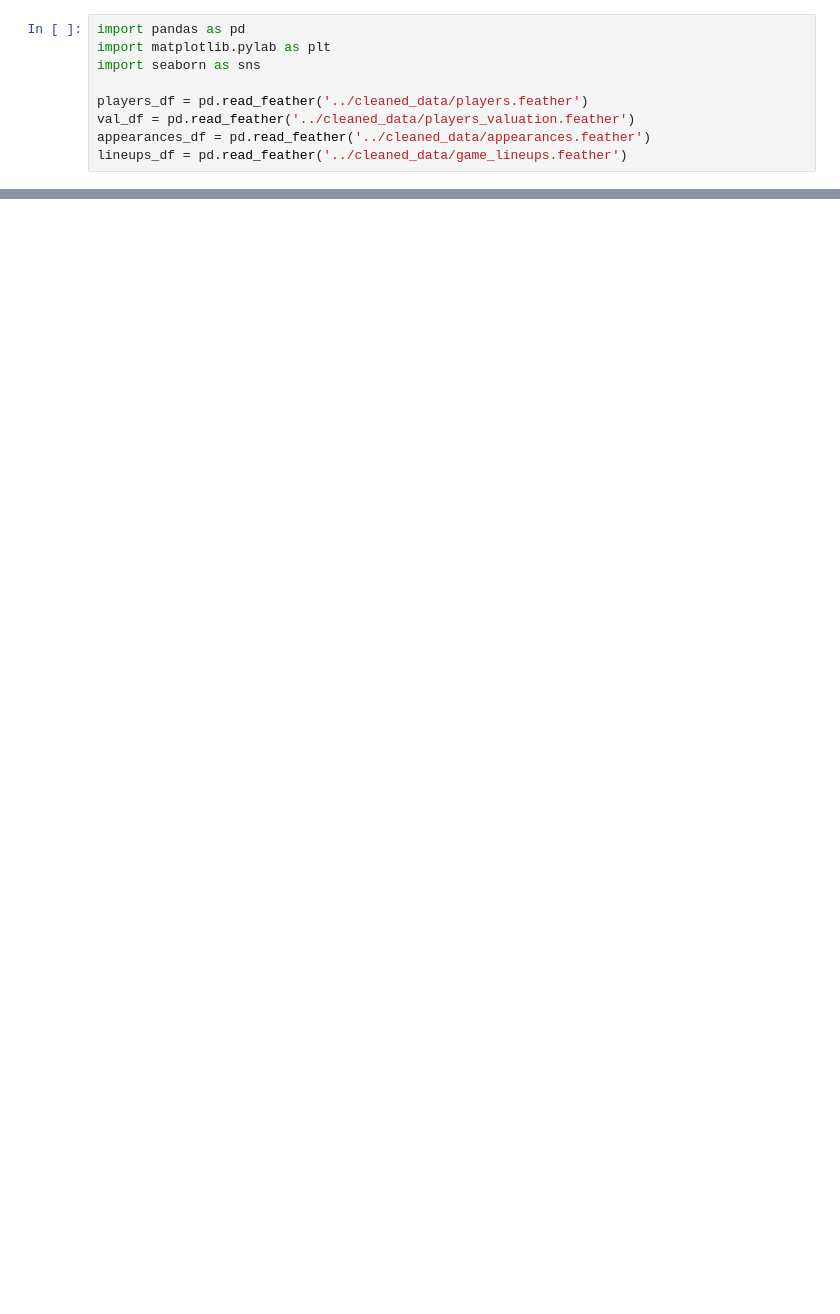
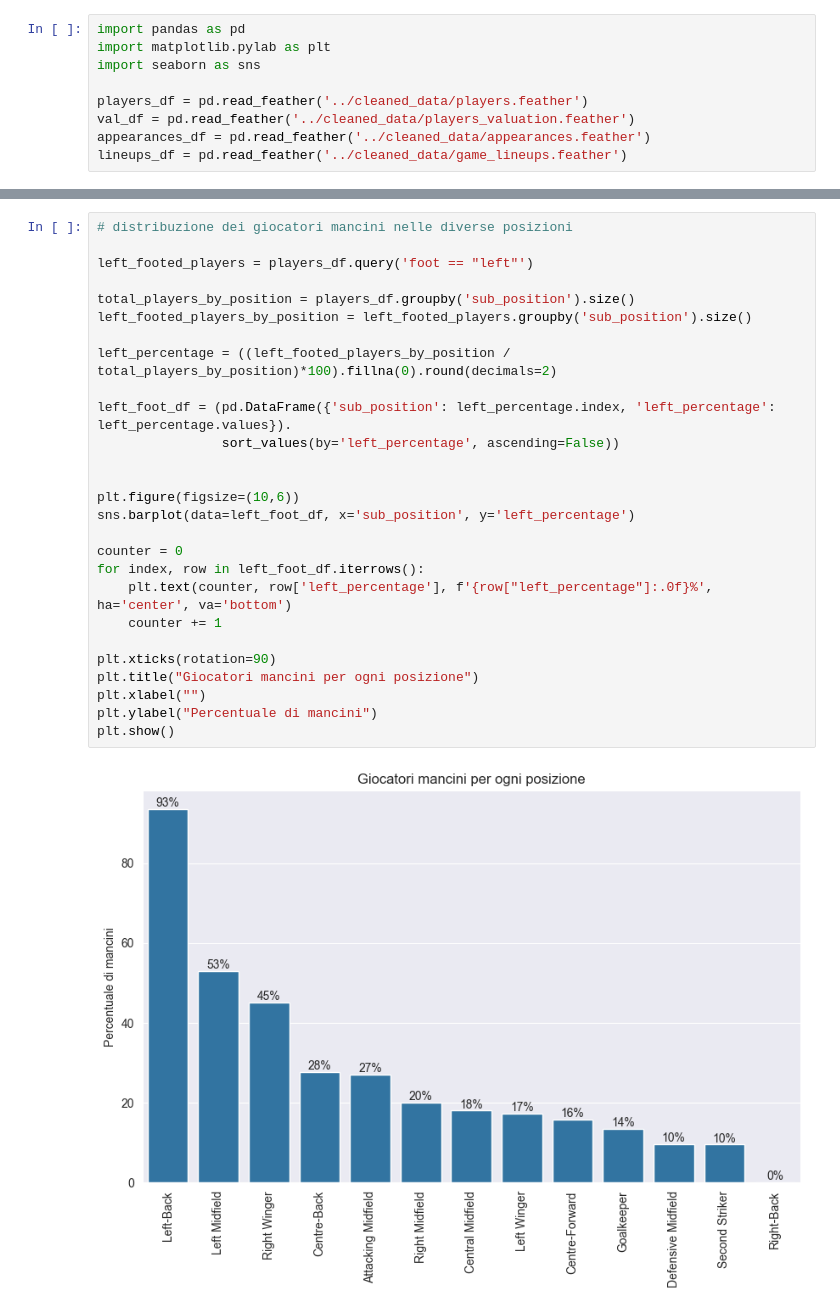
Before and after one commit to RiccardoPili/Football-Data-Analysis, a Jupyter notebook: data_analysis_visualization/player_stats.ipynb, the cells around one changed output, grey strips where cells are left out. Saved outputs shown, nothing was run; the diff lists cells and outputs as text; blank space fills up the shorter version.

```diff
--- a/data_analysis_visualization/player_stats.ipynb
+++ b/data_analysis_visualization/player_stats.ipynb
@@ -25,0 +36,29 @@ players_df
+# %%
+# distribuzione dei giocatori mancini nelle diverse posizioni
+
+left_footed_players = players_df.query('foot == "left"')
+
+total_players_by_position = players_df.groupby('sub_position').size()
+left_footed_players_by_position = left_footed_players.groupby('sub_position').size()
+
+left_percentage = ((left_footed_players_by_position / total_players_by_position)*100).fillna(0).round(decimals=2)
+
+left_foot_df = (pd.DataFrame({'sub_position': left_percentage.index, 'left_percentage': left_percentage.values}).
+                sort_values(by='left_percentage', ascending=False))
+
+
+plt.figure(figsize=(10,6))
+sns.barplot(data=left_foot_df, x='sub_position', y='left_percentage')
+
+counter = 0
+for index, row in left_foot_df.iterrows():
+    plt.text(counter, row['left_percentage'], f'{row["left_percentage"]:.0f}%', ha='center', va='bottom')
+    counter += 1
+
+plt.xticks(rotation=90)
+plt.title("Giocatori mancini per ogni posizione")
+plt.xlabel("")
+plt.ylabel("Percentuale di mancini")
+plt.show()
+# %% [output]
+[figure, added]
```
Also changed, not shown: parts of 25 cells of this notebook.
